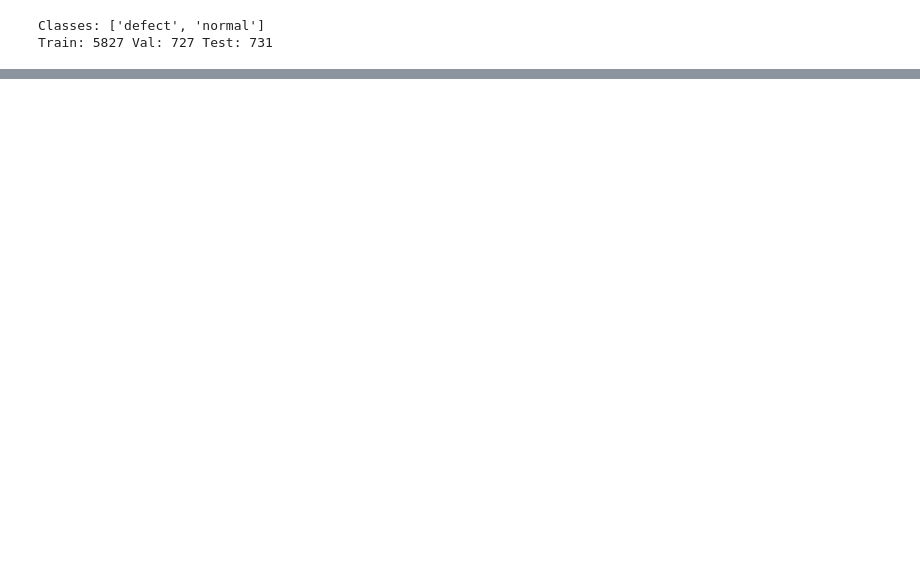
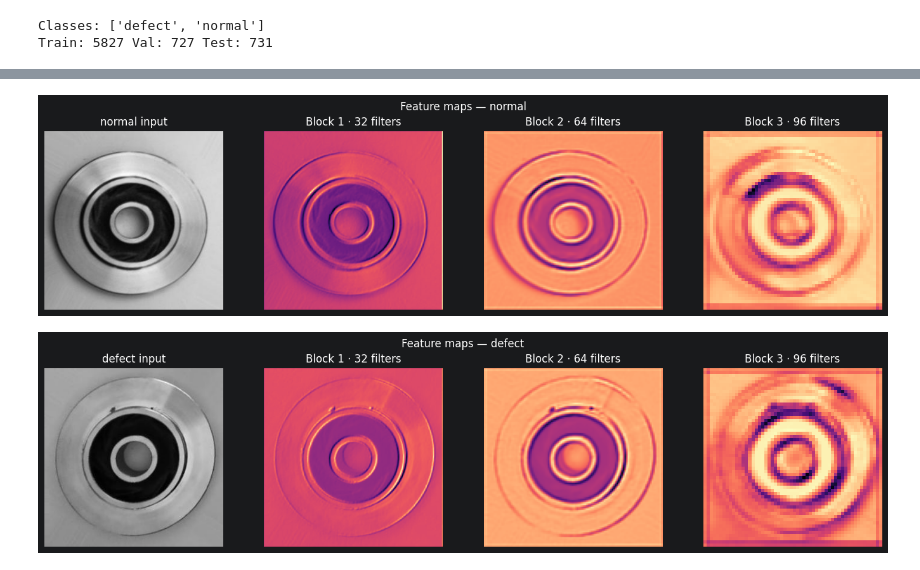
Before and after one commit to mentisVeritas/cnn-cast-defect-classification, a Jupyter notebook: notebooks/experiments.ipynb, the cells around one changed output, grey strips where cells are left out. Drawn from its saved outputs; the diff is of its cells as text; code cells hidden in the pictures; blank space fills up the shorter version.

```diff
--- a/notebooks/experiments.ipynb
+++ b/notebooks/experiments.ipynb
@@ -197,11 +220,14 @@ else:
 # %%
 import pandas as pd
+from IPython.display import Image, display
+
 cmp = ROOT / 'outputs/baseline/model_comparison.csv'
 if cmp.exists():
     display(pd.read_csv(cmp))
-    from IPython.display import Image, display
-    display(Image(filename=str(ROOT / 'outputs/baseline/model_comparison.png')))
-    display(Image(filename=str(ROOT / 'outputs/baseline/resnet18_confusion_matrix.png')))
+    for name in ('model_comparison.png', 'resnet18_confusion_matrix.png'):
+        p = ROOT / 'outputs/baseline' / name
+        if p.exists():
+            display(Image(filename=str(p), width=480))
 else:
     print('Run: python scripts/train_baseline.py')
 # %% [output]
@@ -244,4 +238,0 @@ First-layer filters show edge and blob detectors learned from cast surface image
-# %%
-from IPython.display import Image, display
-p = ROOT / 'outputs/filters/conv1_filters.png'
-display(Image(filename=str(p))) if p.exists() else print('Run generate_analysis_assets.py')
@@ -254,7 +238,0 @@ Grad-CAM shows which regions support the predicted class (defect vs normal).
-# %%
-from IPython.display import Image, display
-for p in [ROOT / 'outputs/gradcam/defect_gradcam.png', ROOT / 'outputs/gradcam/normal_gradcam.png']:
-    if p.exists():
-        display(Image(filename=str(p), width=500))
-    else:
-        print('Missing', p)
@@ -267,0 +245,46 @@ Streamlit app + static previews in `docs/screenshots/`.
+# %%
+import csv
+from PIL import Image
+from IPython.display import display
+import matplotlib.pyplot as plt
+
+from src.explain import CONV_BLOCKS, extract_feature_map, image_to_tensor
+
+
+def _sample_path(label: str):
+    labels_file = ROOT / 'data/label.csv'
+    raw = ROOT / 'data/raw_images'
+    with labels_file.open(newline='', encoding='utf-8') as f:
+        for row in csv.DictReader(f):
+            if row.get('choice', '').strip().lower() == label:
+                p = raw / row['image'].strip()
+                if p.is_file():
+                    return p
+    return None
+
+
+model_fm, class_names_fm, device_fm = load_model_for_inference(config, device=device)
+model_fm.eval()
+
+for label in ('normal', 'defect'):
+    path = _sample_path(label)
+    if not path:
+        print('Missing sample for', label)
+        continue
+    img = Image.open(path).convert('RGB')
+    tensor = image_to_tensor(img, config, device_fm)
+    fig, axes = plt.subplots(1, 4, figsize=(14, 3.5))
+    axes[0].imshow(img)
+    axes[0].set_title(f'{label} input')
+    axes[0].axis('off')
+    for ax, (block, (_, title)) in zip(axes[1:], CONV_BLOCKS.items()):
+        fmap = extract_feature_map(model_fm, tensor, block)
+        ax.imshow(fmap, cmap='magma')
+        ax.set_title(title)
+        ax.axis('off')
+    fig.suptitle(f'Feature maps — {label}', fontsize=12)
+    plt.tight_layout()
+    plt.show()
+# %% [output]
+[figure, added]
+[figure, added]
```
Also changed, not shown: parts of 31 cells of this notebook, 56 other files.
